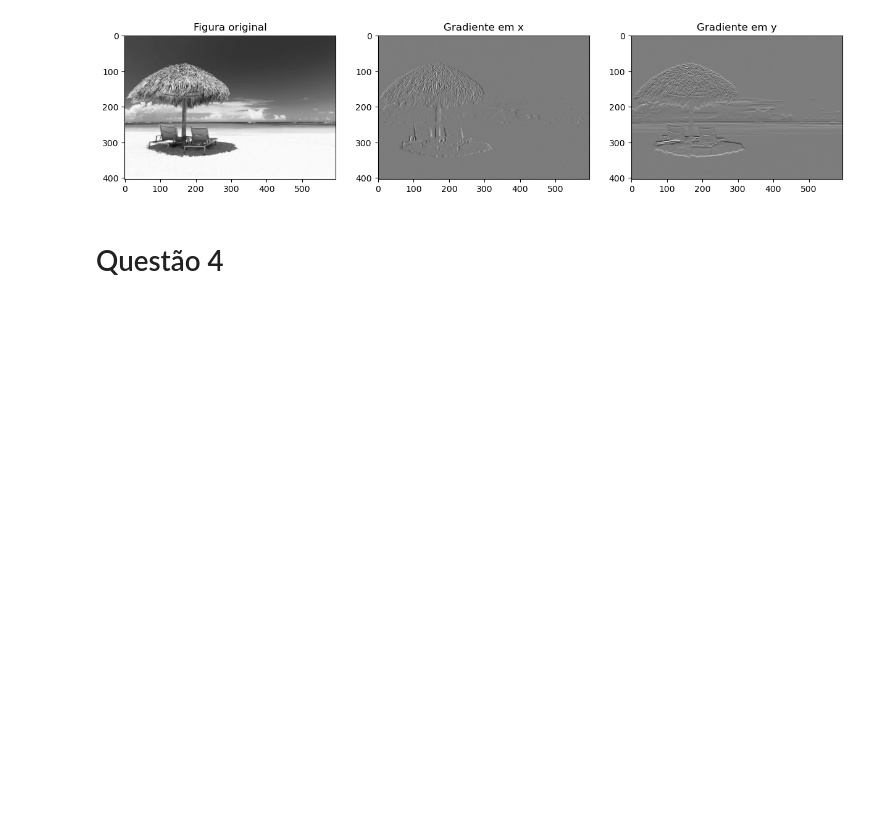
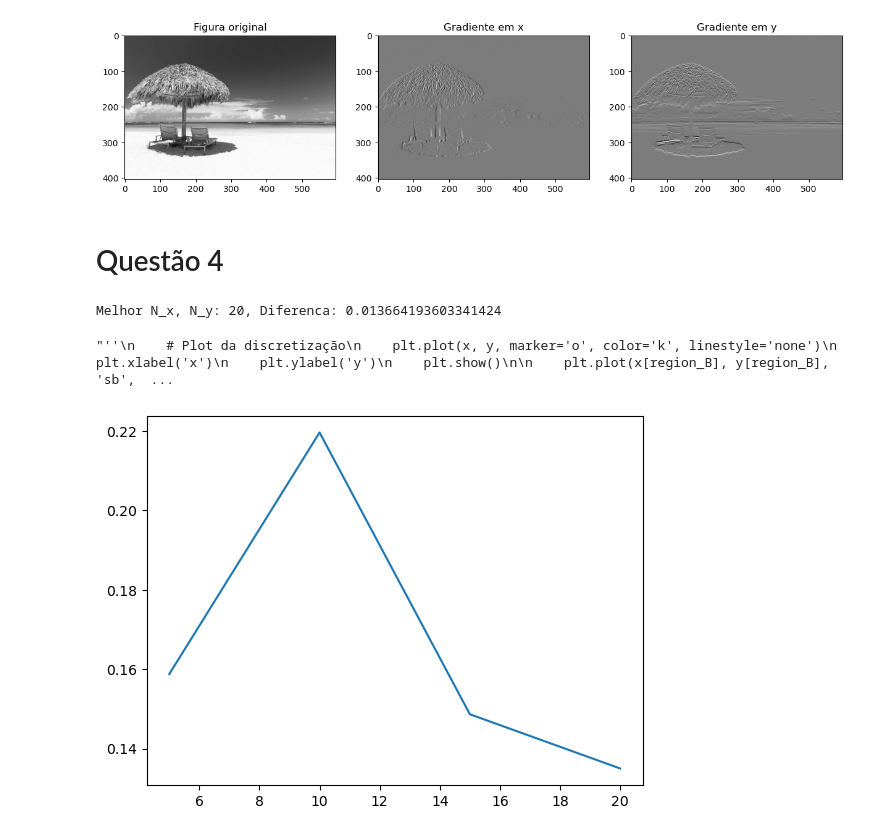
Before and after one commit to Gabrielsssilverio/Metodos_numericos, a Jupyter notebook: Lista_1.ipynb, the cells around one changed output. Saved outputs shown, nothing was run; the diff lists cells and outputs as text; code cells hidden in the pictures; blank space fills up the shorter version.

```diff
--- a/Lista_1.ipynb
+++ b/Lista_1.ipynb
@@ -158,7 +158,7 @@ T_inf = 0 # K, temperatura do meio
 vetor_medicao = [] #Vetor para salvar os resultados do ponto de medição
 eixo_x = []
 N_min = 5 # Numero mínimo de pontos
-N_max = 130
+N_max = 20
 tolerancia = 0.0001 # Tolencia minima no ponto central inferior
 diferenca = np.inf
 
@@ -251,34 +251,38 @@ while diferenca > tolerancia and N_min <= N_max:
     # Calculo da diferença se ela é maior que 1
     if len(vetor_medicao) > 1:
       diferenca = abs(vetor_medicao[-1] - vetor_medicao[-2])
-    N_min += 10
+    N_min += 5
 
 print(f"Melhor N_x, N_y: {N_x}, Diferenca: {diferenca}")
 plt.plot(eixo_x, vetor_medicao)
 plt.show
 
 '''''
     # Plot da discretização
     plt.plot(x, y, marker='o', color='k', linestyle='none')
     plt.xlabel('x')
     plt.ylabel('y')
     plt.show()
 
     plt.plot(x[region_B], y[region_B], 'sb', label = 'B')
     plt.plot(x[region_R], y[region_R], 'sr', label = 'R')
     plt.plot(x[region_T], y[region_T], 'sg', label = 'T')
     plt.plot(x[region_L], y[region_L], 'sm', label = 'L')
     plt.plot(x[n_inf_l], y[n_inf_l], 'sc', label = 'B')
     plt.plot(x[n_inf_r], y[n_inf_r], 'sy', label = 'R')
     plt.plot(x[n_t_r], y[n_t_r], 'sc', label = 'T')
     plt.plot(x[n_t_l], y[n_t_l], 'sy', label = 'L')
 
     plt.plot(x, y, '.k')
 
     # Resultado
     plt.figure()
     plt.pcolor(T_matrix)
     plt.colorbar()
     a = int((N_x - 1) / 2)
     T_matrix[0, a]
     '''
+# %% [output]
+Melhor N_x, N_y: 20, Diferenca: 0.013664193603341424
+"''\n    # Plot da discretização\n    plt.plot(x, y, marker='o', color='k', linestyle='none')\n    plt.xlabel('x')\n    plt.ylabel('y')\n    plt.show()\n\n    plt.plot(x[region_B], y[region_B], 'sb',  ...
+[figure, added]
```
Also changed, not shown: parts of 1 cell of this notebook.
